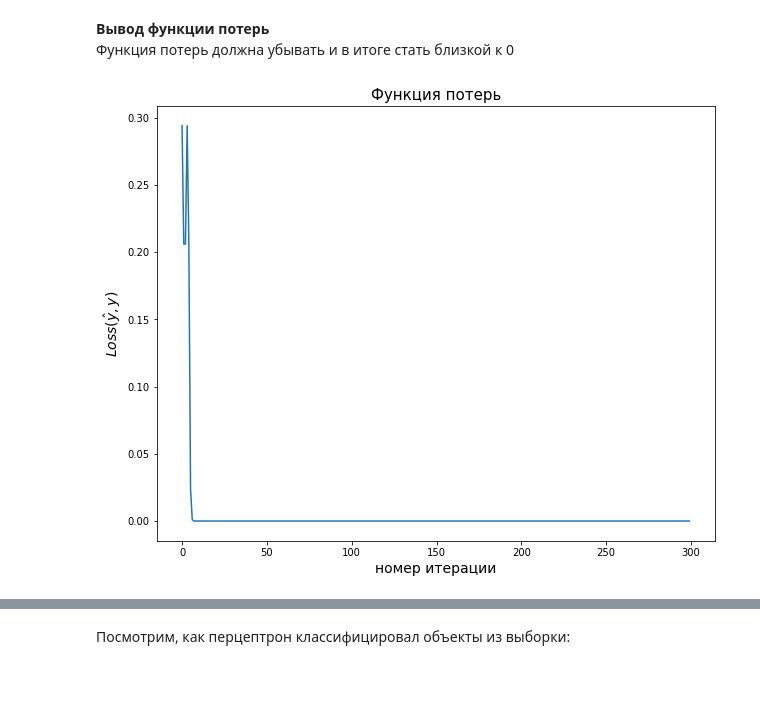
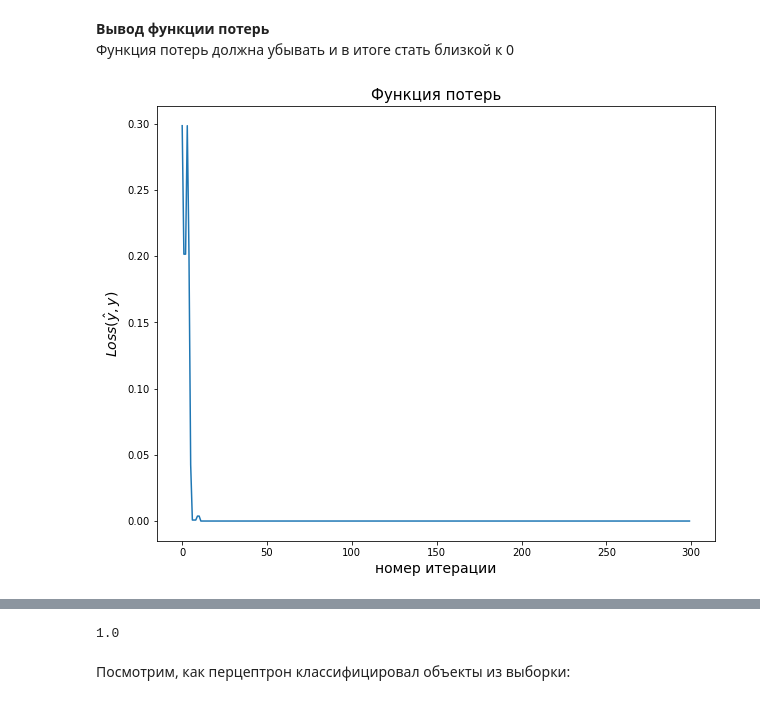
Before and after one commit to pavelkochkin1/machineLearning, a Jupyter notebook: SberBank/ml base/Файлы для практики/practice perceptron.ipynb, the cells around one changed output, grey strips where cells are left out. Saved outputs shown, nothing was run; the diff lists cells and outputs as text; code cells hidden in the pictures.

```diff
--- a/SberBank/ml base/Файлы для практики/practice perceptron.ipynb
+++ b/SberBank/ml base/Файлы для практики/practice perceptron.ipynb
@@ -175,7 +215,7 @@ b = 2.0
 # %% [markdown]
 Посмотрим, как меняется функция потерь в течение процесса обучения на реальных данных - датасет "Яблоки и Груши":
 # %%
-data = pd.read_csv("./data/apples_pears.csv")
+data = pd.read_csv("apples_pears.csv")
 # %%
 data.head()
 # %% [output]
@@ -204,16 +254,21 @@ y = data['target'].values.reshape((-1, 1))  # классы (столбец из
 # %% [markdown]
 **Вывод функции потерь**
 Функция потерь должна убывать и в итоге стать близкой к 0
+# %%
+from sklearn.model_selection import train_test_split
+X = data.iloc[:,:2].values  # матрица объекты-признаки
+y = data['target'].values.reshape((-1, 1))  # классы (столбец из нулей и единиц)
+X_train, X_test, y_train, y_test = train_test_split(X, y, test_size=0.33)
 # %%
 %%time
-perceptron = Perceptron()
-losses = perceptron.fit(X, y)
+perceptron = my_Perceptron()
+losses = perceptron.fit(X_train, y_train)
 
 plt.figure(figsize=(10, 8))
 plt.plot(losses)
 plt.title('Функция потерь', fontsize=15)
 plt.xlabel('номер итерации', fontsize=14)
 plt.ylabel('$Loss(\hat{y}, y)$', fontsize=14)
 plt.show()
 # %% [output]
-[figure, old version]
+[figure, new version]
@@ -221,3 +276,10 @@ Wall time: 2.15 s
+# %%
+# предскажем для тестовых данных.
+
+from sklearn.metrics import accuracy_score
+accuracy_score(y_test, perceptron.forward_pass(X_test))
+# %% [output]
+1.0
 # %% [markdown]
 Посмотрим, как перцептрон классифицировал объекты из выборки:
 # %%
```
Also changed, not shown: parts of 15 cells of this notebook, 30 other files.
